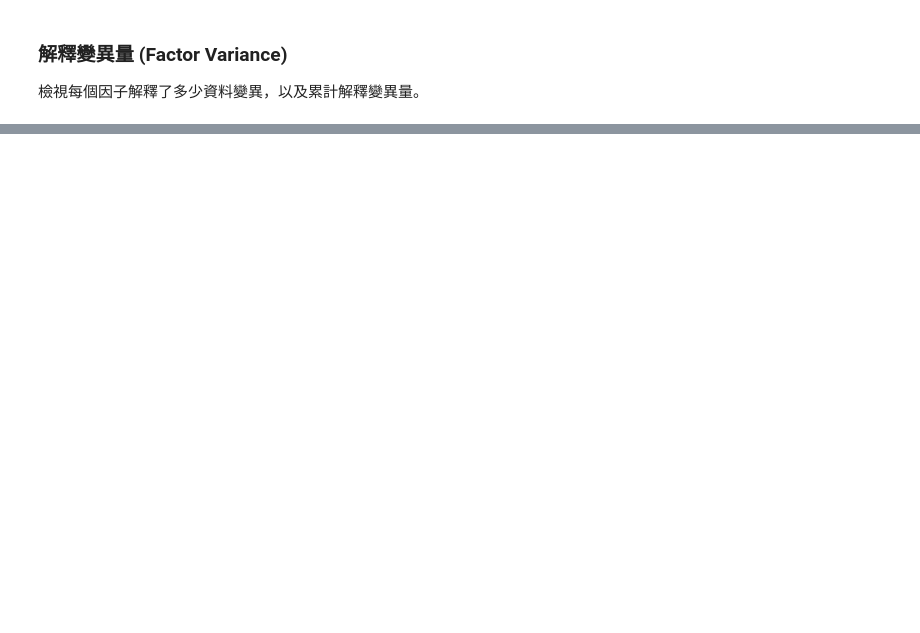
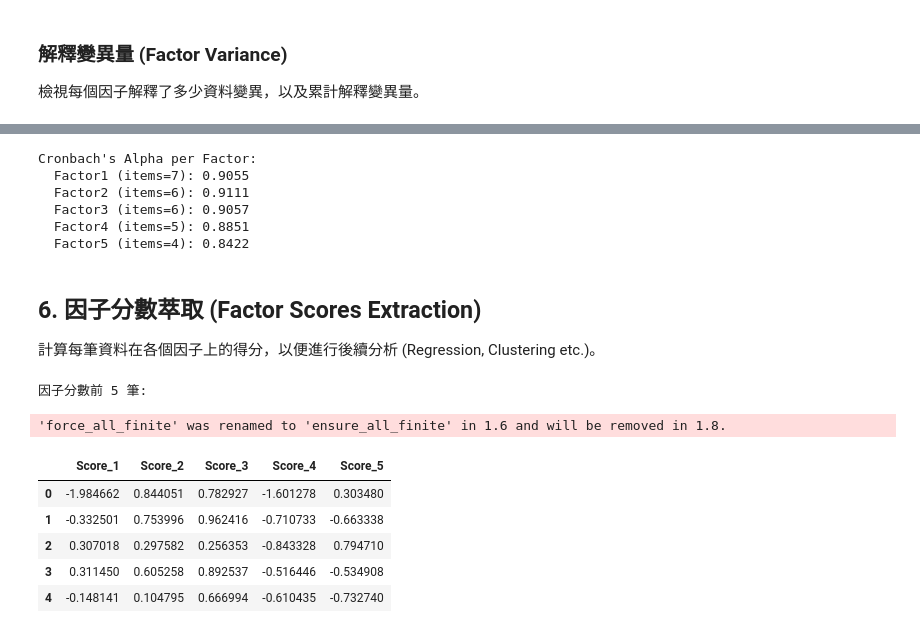
Before and after one commit to Xin95172/Personal-Project, a Jupyter notebook: 多變量分析/research.ipynb, the cells around one changed output, grey strips where cells are left out. Saved outputs shown, nothing was run; the diff lists cells and outputs as text; code cells hidden in the pictures; blank space fills up the shorter version.

```diff
--- a/多變量分析/research.ipynb
+++ b/多變量分析/research.ipynb
@@ -207,0 +487,64 @@ variance_df
+# %%
+def cronbach_alpha(df):
+    # 1. 計算變數數 k
+    k = df.shape[1]
+    if k < 2:
+        return np.nan
+
+    # 2. 計算各變數變異數總和
+    sum_var_items = df.var(ddof=1).sum()
+
+    # 3. 計算總分變異數
+    var_total = df.sum(axis=1).var(ddof=1)
+
+    # 4. 公式
+    alpha = (k / (k - 1)) * (1 - (sum_var_items / var_total))
+    return alpha
+
+print("Cronbach's Alpha per Factor:")
+for factor in loading_report.keys():
+    # 取出該因子下的變數名稱
+    items = loading_report[factor].index.tolist()
+
+    if len(items) > 1:
+        # 從原始資料 df_X 中取出這些欄位
+        factor_df = df_X[items]
+        alpha = cronbach_alpha(factor_df)
+        print(f"  {factor} (items={len(items)}): {alpha:.4f}")
+    else:
+        print(f"  {factor}: Item count < 2, cannot calculate Alpha")
+# %% [output]
+Cronbach's Alpha per Factor:
+  Factor1 (items=7): 0.9055
+  Factor2 (items=6): 0.9111
+  Factor3 (items=6): 0.9057
+  Factor4 (items=5): 0.8851
+  Factor5 (items=4): 0.8422
+# %% [markdown]
+## 6. 因子分數萃取 (Factor Scores Extraction)
+
+計算每筆資料在各個因子上的得分，以便進行後續分析 (Regression, Clustering etc.)。
+# %%
+# 計算因子分數
+factor_scores = fa.transform(df_X)
+
+# 轉成 DataFrame
+df_scores = pd.DataFrame(
+    factor_scores,
+    columns=[f'Score_{i+1}' for i in range(factor_scores.shape[1])]
+)
+
+# 合併回原始資料 (Optional)
+df_full = pd.concat([df_X.reset_index(drop=True), df_scores], axis=1)
+
+print("因子分數前 5 筆:")
+df_scores.head()
+# %% [output]
+因子分數前 5 筆:
+'force_all_finite' was renamed to 'ensure_all_finite' in 1.6 and will be removed in 1.8.
+|  | Score_1 | Score_2 | Score_3 | Score_4 | Score_5 |
+| 0 | -1.984662 | 0.844051 | 0.782927 | -1.601278 | 0.303480 |
+| 1 | -0.332501 | 0.753996 | 0.962416 | -0.710733 | -0.663338 |
+| 2 | 0.307018 | 0.297582 | 0.256353 | -0.843328 | 0.794710 |
+| 3 | 0.311450 | 0.605258 | 0.892537 | -0.516446 | -0.534908 |
+| 4 | -0.148141 | 0.104795 | 0.666994 | -0.610435 | -0.732740 |
```
Also changed, not shown: parts of 18 cells of this notebook, 2 other files.
